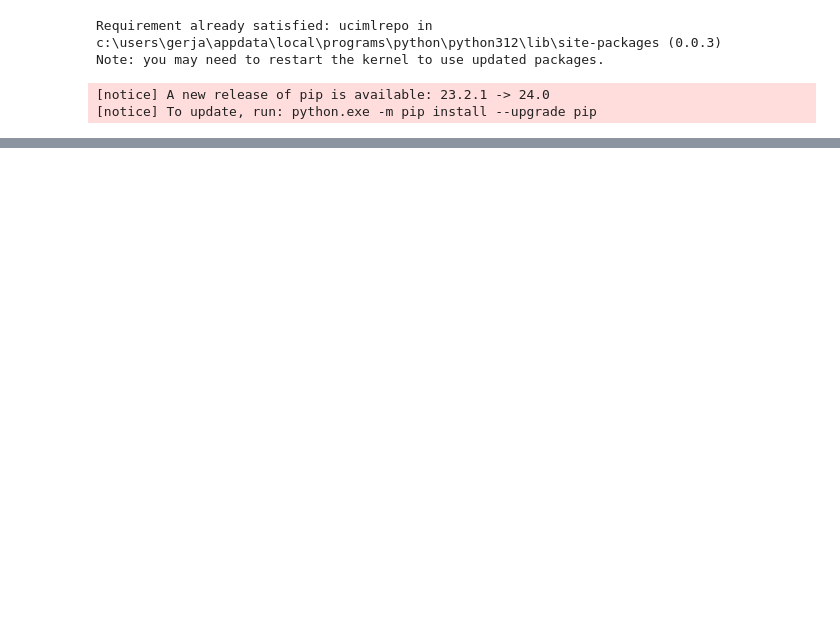
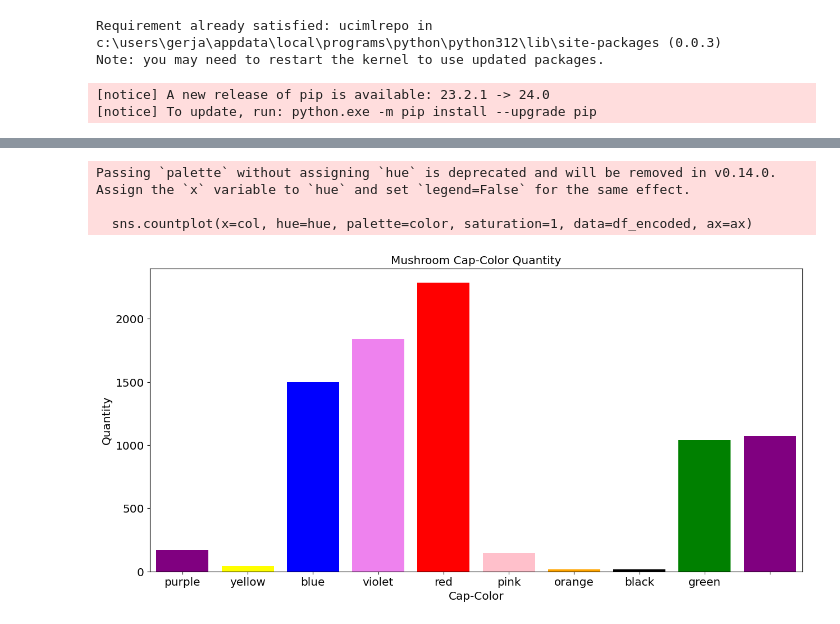
Before and after one commit to milanszilveszter/Csapatmunka, a Jupyter notebook: Classification/SmallDataset/mushroom.ipynb, the cells around one changed output, grey strips where cells are left out. Cells and saved outputs as stored; diff of their text form; code cells hidden in the pictures; blank space fills up the shorter version.

```diff
--- a/Classification/SmallDataset/mushroom.ipynb
+++ b/Classification/SmallDataset/mushroom.ipynb
@@ -40,0 +229,11 @@ print(mushroom.variables)
+# %%
+#Visualizing the number of mushrooms for each cap color
+color_dict = {"purple":"n","yellow":"y", "blue":"w", "violet":"g", "red":"e","pink":"p",
+              "orange":"b", "purple":"u", "black":"c", "green":"r"}
+
+plot_col(col='cap-color', color=color_dict.keys(), labels=color_dict)
+# %% [output]
+Passing `palette` without assigning `hue` is deprecated and will be removed in v0.14.0. Assign the `x` variable to `hue` and set `legend=False` for the same effect.
+
+  sns.countplot(x=col, hue=hue, palette=color, saturation=1, data=df_encoded, ax=ax)
+[figure, added]
```
Also changed, not shown: parts of 48 cells of this notebook.
